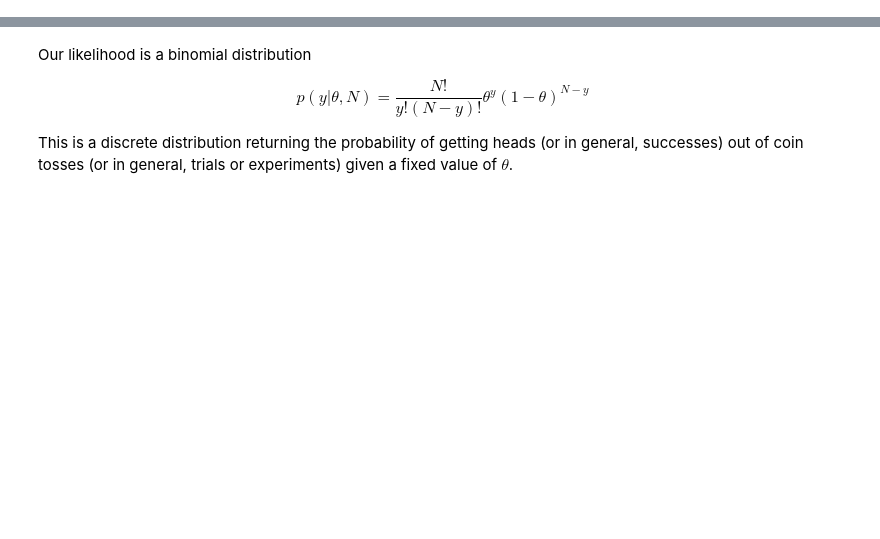
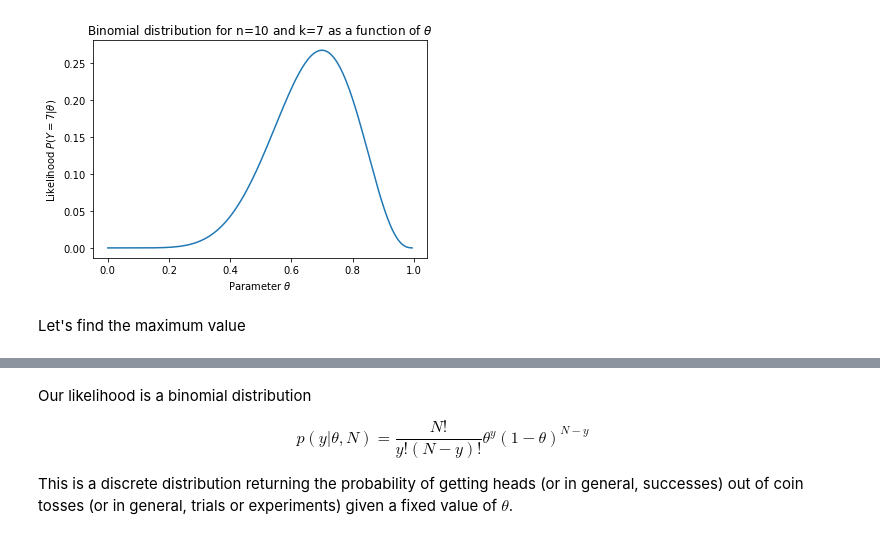
Before and after one commit to carlosds731/BayesianStats, a Jupyter notebook: binomial_model.ipynb, the cells around one changed output, grey strips where cells are left out. Drawn from its saved outputs; the diff is of its cells as text; code cells hidden in the pictures; blank space fills up the shorter version.

```diff
--- a/binomial_model.ipynb
+++ b/binomial_model.ipynb
@@ -0,0 +10,18 @@
+# %%
+import numpy as np
+import matplotlib.pyplot as plt
+from scipy.stats import binom
+
+n = 10
+k = 7
+
+_x = np.arange(0, 1, 0.005)
+plt.plot(_x,binom.pmf(k,n,_x))
+plt.title(r'Binomial distribution for n={0} and k={1} as a function of $\theta$'.format(n,k))
+plt.xlabel(r'Parameter $\theta$')
+plt.ylabel(r'Likelihood $P(Y={0}|\theta$)'.format(k))
+plt.show()
+# %% [output]
+[figure, added]
+# %% [markdown]
+Let's find the maximum value
```
Also changed, not shown: parts of 11 cells of this notebook, 14 other files.
